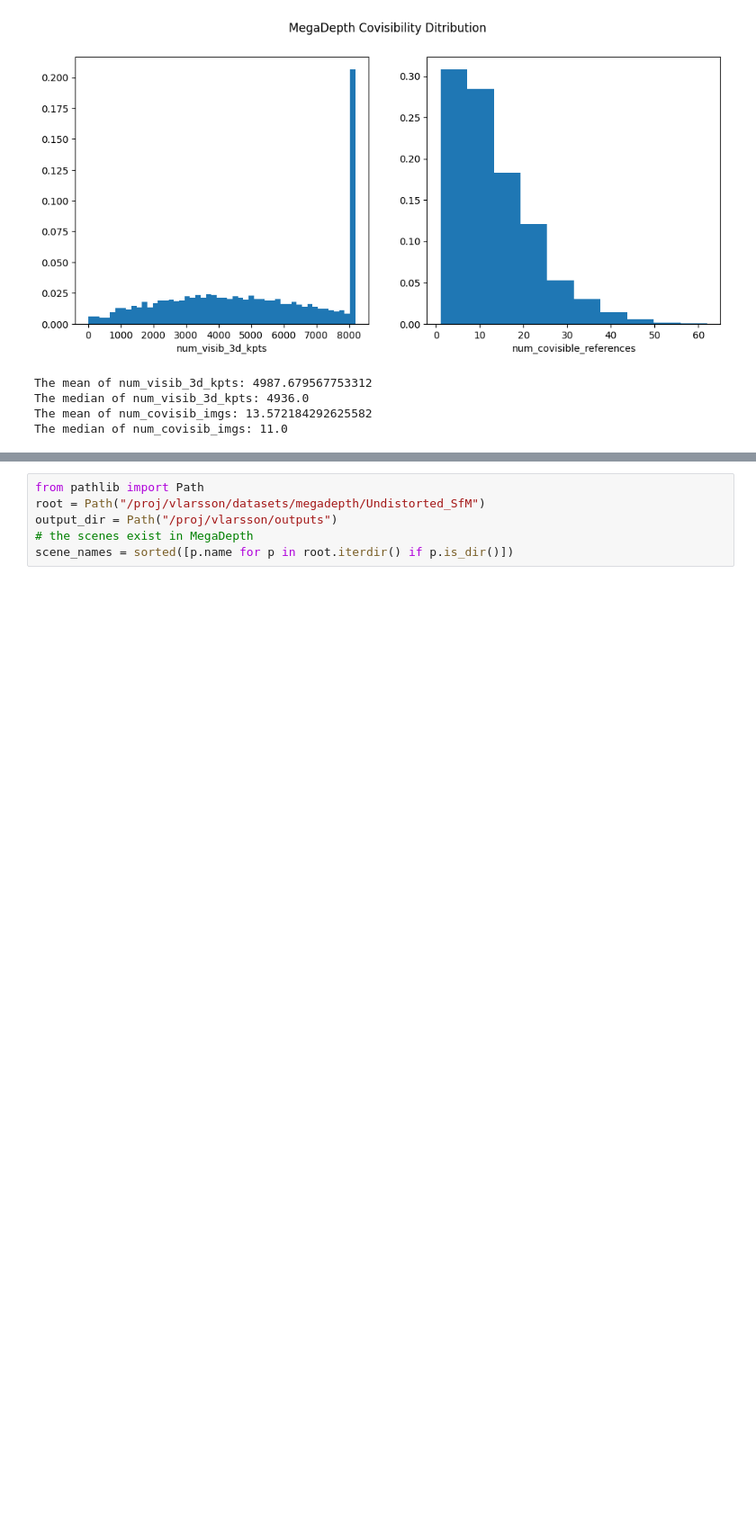
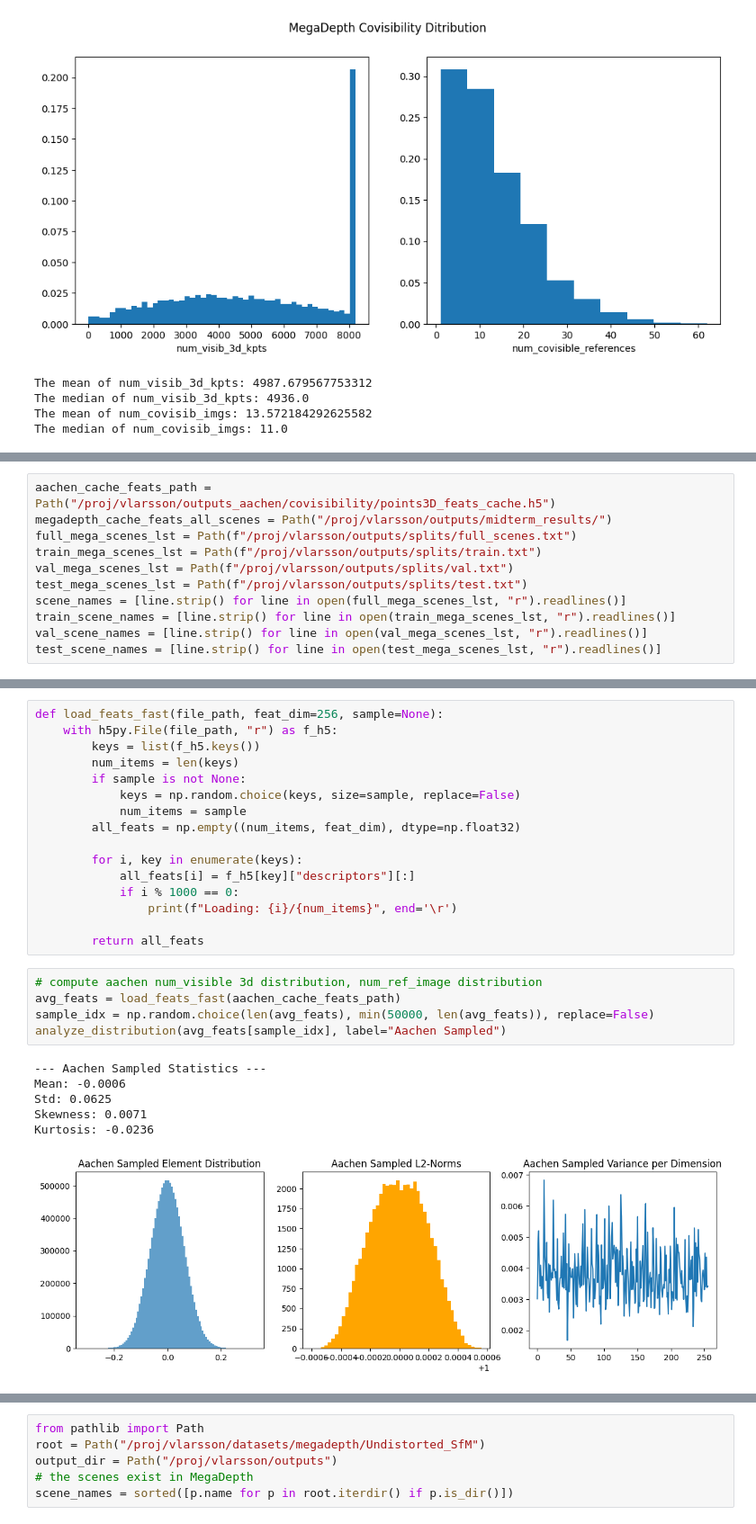
Before and after one commit to Jia0603/3d-2d-Matching-, a Jupyter notebook: file_writing_and_debugging.ipynb, the cells around one changed output, grey strips where cells are left out. Shown at 90% size. Saved outputs shown, nothing was run; the diff lists cells and outputs as text; blank space fills up the shorter version.

```diff
--- a/file_writing_and_debugging.ipynb
+++ b/file_writing_and_debugging.ipynb
@@ -63,0 +134,11 @@ The median of num_covisib_imgs: 11.0
+# %%
+aachen_cache_feats_path = Path("/proj/vlarsson/outputs_aachen/covisibility/points3D_feats_cache.h5")
+megadepth_cache_feats_all_scenes = Path("/proj/vlarsson/outputs/midterm_results/")
+full_mega_scenes_lst = Path(f"/proj/vlarsson/outputs/splits/full_scenes.txt")
+train_mega_scenes_lst = Path(f"/proj/vlarsson/outputs/splits/train.txt")
+val_mega_scenes_lst = Path(f"/proj/vlarsson/outputs/splits/val.txt")
+test_mega_scenes_lst = Path(f"/proj/vlarsson/outputs/splits/test.txt")
+scene_names = [line.strip() for line in open(full_mega_scenes_lst, "r").readlines()]
+train_scene_names = [line.strip() for line in open(train_mega_scenes_lst, "r").readlines()]
+val_scene_names = [line.strip() for line in open(val_mega_scenes_lst, "r").readlines()]
+test_scene_names = [line.strip() for line in open(test_mega_scenes_lst, "r").readlines()]
@@ -63,0 +173,28 @@ The median of num_covisib_imgs: 11.0
+# %%
+def load_feats_fast(file_path, feat_dim=256, sample=None):
+    with h5py.File(file_path, "r") as f_h5:
+        keys = list(f_h5.keys())
+        num_items = len(keys)
+        if sample is not None:
+            keys = np.random.choice(keys, size=sample, replace=False)
+            num_items = sample
+        all_feats = np.empty((num_items, feat_dim), dtype=np.float32)
+
+        for i, key in enumerate(keys):
+            all_feats[i] = f_h5[key]["descriptors"][:]
+            if i % 1000 == 0:
+                print(f"Loading: {i}/{num_items}", end='\r')
+
+        return all_feats
+# %%
+# compute aachen num_visible 3d distribution, num_ref_image distribution
+avg_feats = load_feats_fast(aachen_cache_feats_path)
+sample_idx = np.random.choice(len(avg_feats), min(50000, len(avg_feats)), replace=False)
+analyze_distribution(avg_feats[sample_idx], label="Aachen Sampled")
+# %% [output]
+--- Aachen Sampled Statistics ---
+Mean: -0.0006
+Std: 0.0625
+Skewness: 0.0071
+Kurtosis: -0.0236
+[figure, added]
```
Also changed, not shown: parts of 9 cells of this notebook, 1 other file.
